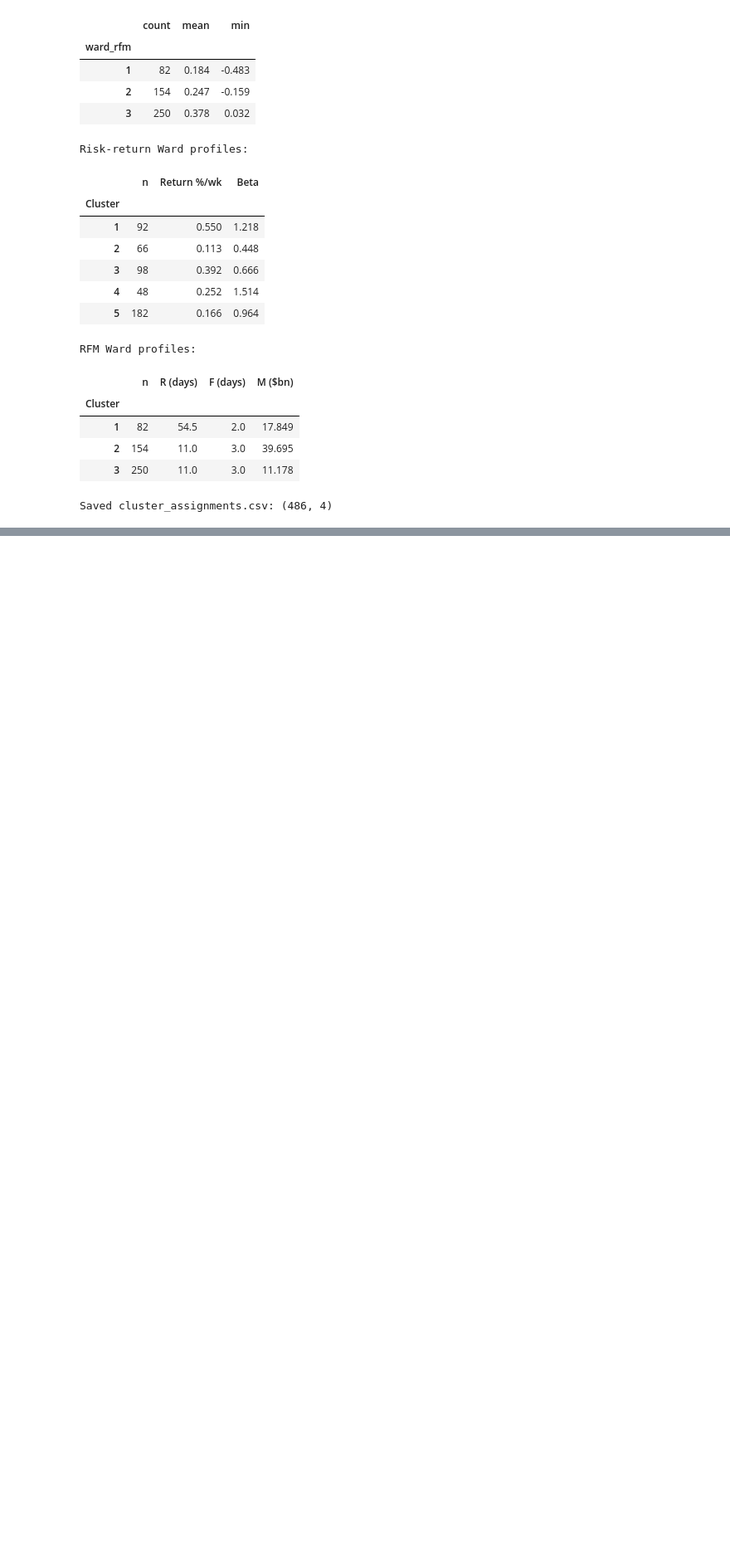
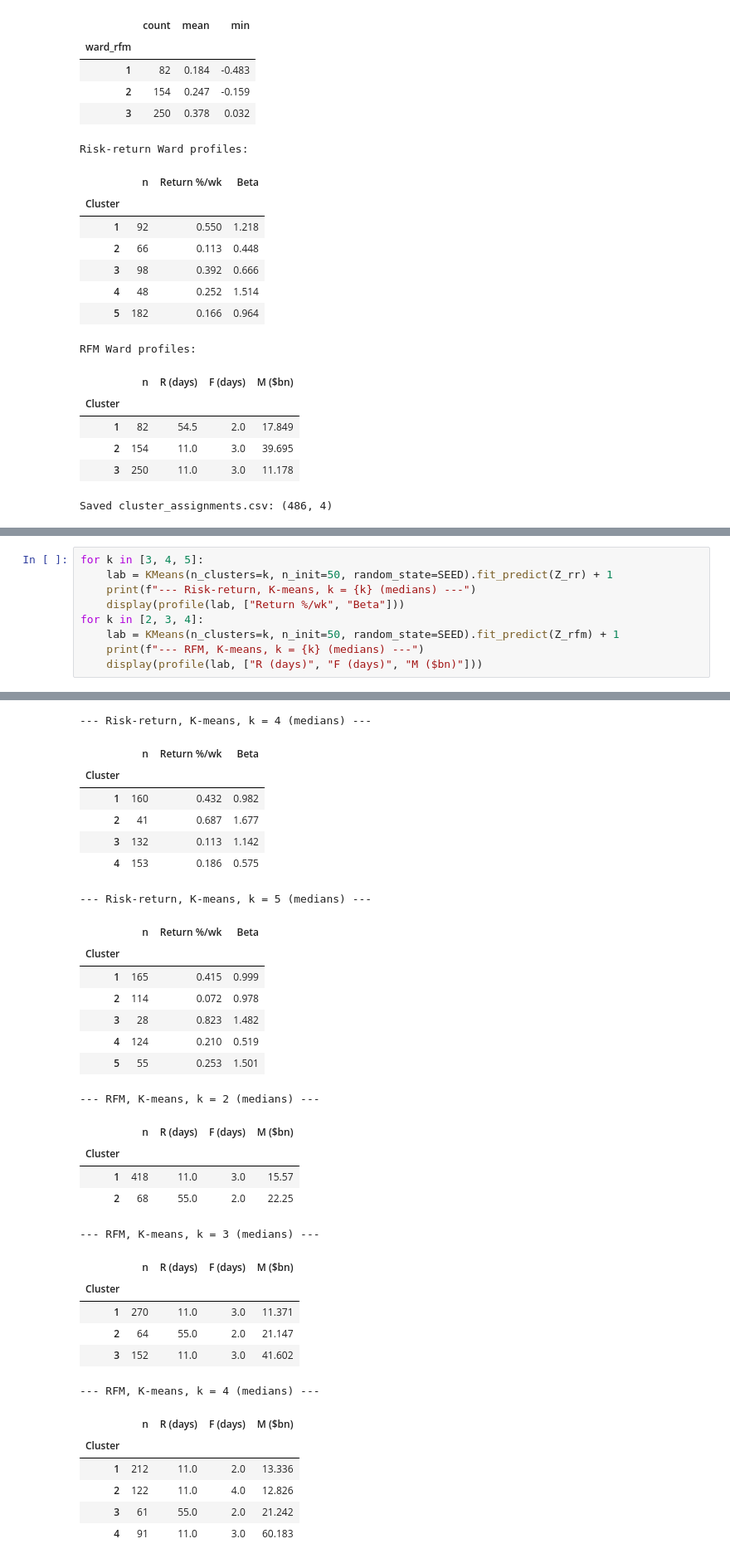
Before and after one commit to Dheena2411/CRM-CM-CW1, a Jupyter notebook: CRM&CM_CW1_T1_T2.ipynb, the cells around one changed output, grey strips where cells are left out. Shown at 83% size. Drawn from its saved outputs; the diff is of its cells as text; blank space fills up the shorter version.

```diff
--- a/CRM&CM_CW1_T1_T2.ipynb
+++ b/CRM&CM_CW1_T1_T2.ipynb
@@ -1158,0 +1254,10 @@ Saved cluster_assignments.csv: (486, 4)
+# %%
+for k in [3, 4, 5]:
+    lab = KMeans(n_clusters=k, n_init=50, random_state=SEED).fit_predict(Z_rr) + 1
+    print(f"--- Risk-return, K-means, k = {k} (medians) ---")
+    display(profile(lab, ["Return %/wk", "Beta"]))
+for k in [2, 3, 4]:
+    lab = KMeans(n_clusters=k, n_init=50, random_state=SEED).fit_predict(Z_rfm) + 1
+    print(f"--- RFM, K-means, k = {k} (medians) ---")
+    display(profile(lab, ["R (days)", "F (days)", "M ($bn)"]))
+# %% [output]
@@ -1158,0 +1270,33 @@ Saved cluster_assignments.csv: (486, 4)
+--- Risk-return, K-means, k = 4 (medians) ---
+|  | n | Return %/wk | Beta |
+| Cluster |  |  |  |
+| 1 | 160 | 0.432 | 0.982 |
+| 2 | 41 | 0.687 | 1.677 |
+| 3 | 132 | 0.113 | 1.142 |
+| 4 | 153 | 0.186 | 0.575 |
+--- Risk-return, K-means, k = 5 (medians) ---
+|  | n | Return %/wk | Beta |
+| Cluster |  |  |  |
+| 1 | 165 | 0.415 | 0.999 |
+| 2 | 114 | 0.072 | 0.978 |
+| 3 | 28 | 0.823 | 1.482 |
+| 4 | 124 | 0.210 | 0.519 |
+| 5 | 55 | 0.253 | 1.501 |
+--- RFM, K-means, k = 2 (medians) ---
+|  | n | R (days) | F (days) | M ($bn) |
+| Cluster |  |  |  |  |
+| 1 | 418 | 11.0 | 3.0 | 15.57 |
+| 2 | 68 | 55.0 | 2.0 | 22.25 |
+--- RFM, K-means, k = 3 (medians) ---
+|  | n | R (days) | F (days) | M ($bn) |
+| Cluster |  |  |  |  |
+| 1 | 270 | 11.0 | 3.0 | 11.371 |
+| 2 | 64 | 55.0 | 2.0 | 21.147 |
+| 3 | 152 | 11.0 | 3.0 | 41.602 |
+--- RFM, K-means, k = 4 (medians) ---
+|  | n | R (days) | F (days) | M ($bn) |
+| Cluster |  |  |  |  |
+| 1 | 212 | 11.0 | 2.0 | 13.336 |
+| 2 | 122 | 11.0 | 4.0 | 12.826 |
+| 3 | 61 | 55.0 | 2.0 | 21.242 |
+| 4 | 91 | 11.0 | 3.0 | 60.183 |
```
Also changed, not shown: parts of 6 cells of this notebook.
